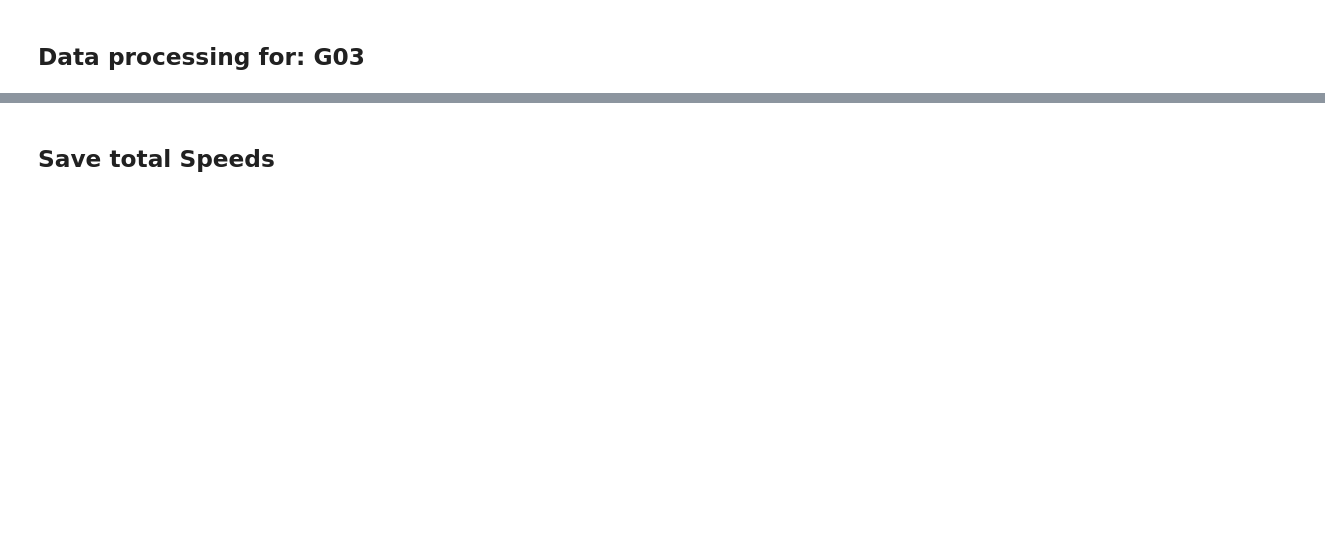
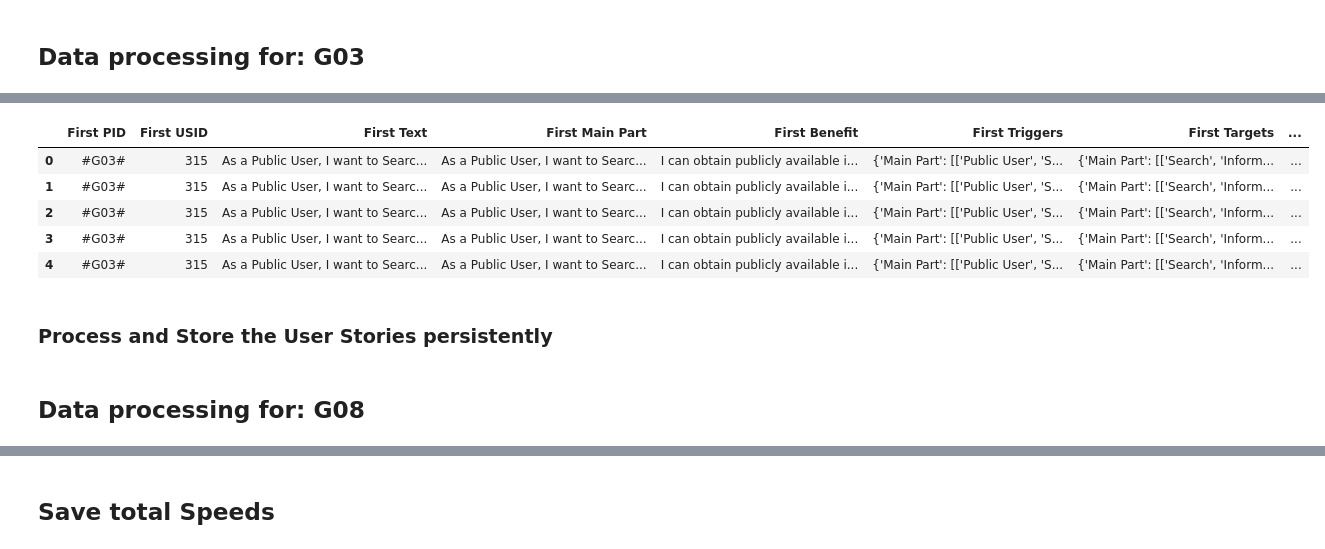
Before and after one commit to SoftwareStackLukas/LLMbasedRedundancyAnalysis, a Jupyter notebook: src/redundant_us_with_annotations_analyse.ipynb, the cells around one changed output, grey strips where cells are left out. Saved outputs shown, nothing was run; the diff lists cells and outputs as text; code cells hidden in the pictures; blank space fills up the shorter version.

```diff
--- a/src/redundant_us_with_annotations_analyse.ipynb
+++ b/src/redundant_us_with_annotations_analyse.ipynb
@@ -273,0 +355,5 @@ The total token sum is: 49.617.228
+# %%
+ID_G04: str = "g04"
+data_g04: list = datasets[ID_G04]
+df_g04: pd.DataFrame = transform_2_dataframe(data_g04)
+df_g04_pairs = transform_pairwise(df_g04)
@@ -273,0 +385,11 @@ The total token sum is: 49.617.228
+# %%
+display(df_g04_pairs.head())
+# %% [output]
+|  | First PID | First USID | First Text | First Main Part | First Benefit | First Triggers | First Targets | ... |
+| 0 | #G03# | 315 | As a Public User, I want to Searc... | As a Public User, I want to Searc... | I can obtain publicly available i... | {'Main Part': [['Public User', 'S... | {'Main Part': [['Search', 'Inform... | ... |
+| 1 | #G03# | 315 | As a Public User, I want to Searc... | As a Public User, I want to Searc... | I can obtain publicly available i... | {'Main Part': [['Public User', 'S... | {'Main Part': [['Search', 'Inform... | ... |
+| 2 | #G03# | 315 | As a Public User, I want to Searc... | As a Public User, I want to Searc... | I can obtain publicly available i... | {'Main Part': [['Public User', 'S... | {'Main Part': [['Search', 'Inform... | ... |
+| 3 | #G03# | 315 | As a Public User, I want to Searc... | As a Public User, I want to Searc... | I can obtain publicly available i... | {'Main Part': [['Public User', 'S... | {'Main Part': [['Search', 'Inform... | ... |
+| 4 | #G03# | 315 | As a Public User, I want to Searc... | As a Public User, I want to Searc... | I can obtain publicly available i... | {'Main Part': [['Public User', 'S... | {'Main Part': [['Search', 'Inform... | ... |
+# %% [markdown]
+### Process and Store the User Stories persistently
@@ -273,0 +406,2 @@ The total token sum is: 49.617.228
+# %% [markdown]
+## Data processing for: G08
```
Also changed, not shown: parts of 137 cells of this notebook.
